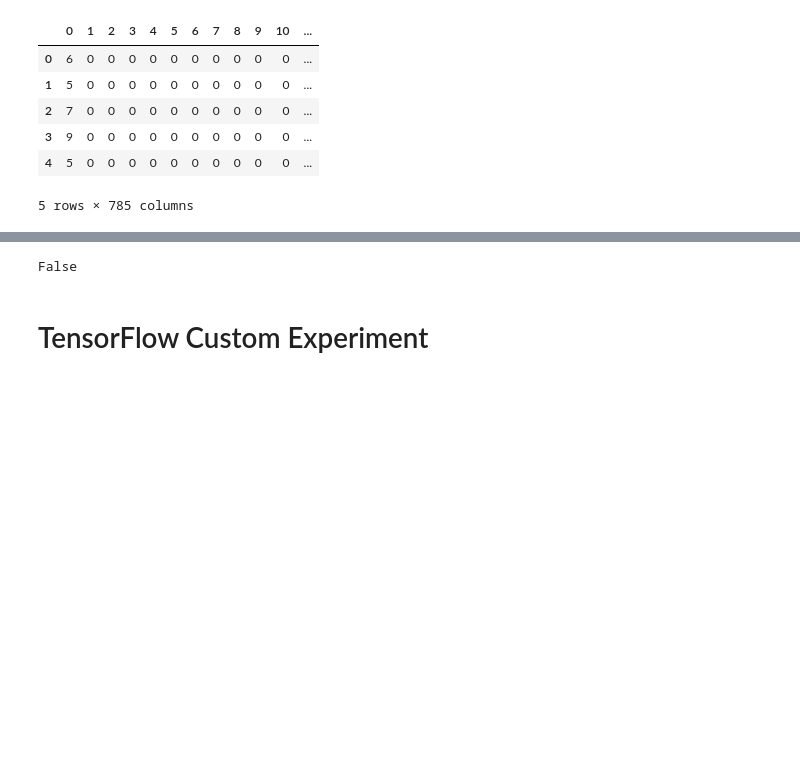
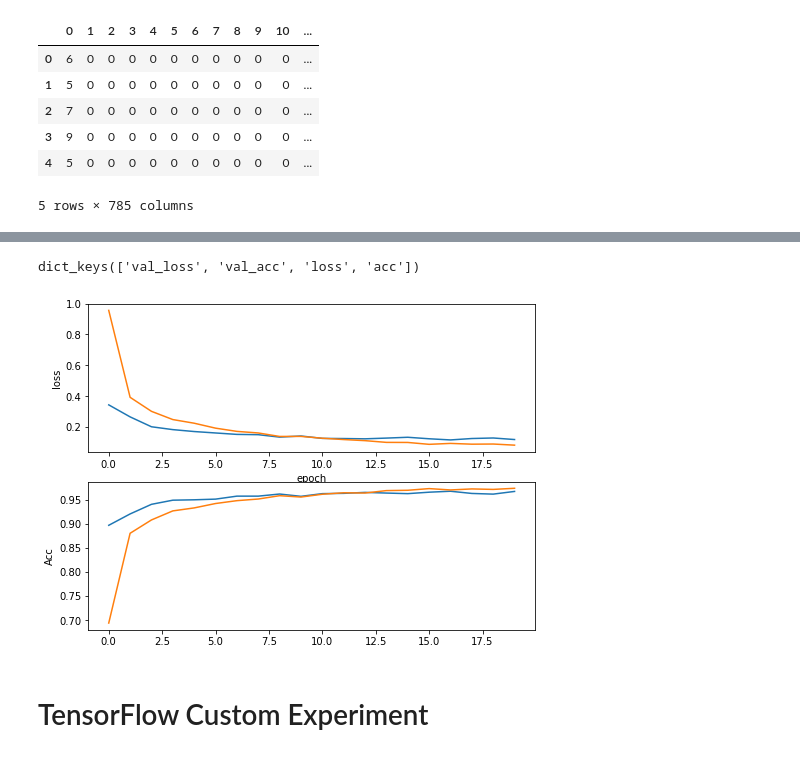
Before and after one commit to pradee1/deep_learning, a Jupyter notebook: Multi_class_classification_Keras_tf(MNIST).ipynb, the cells around one changed output, grey strips where cells are left out. Saved outputs shown, nothing was run; the diff lists cells and outputs as text; code cells hidden in the pictures; blank space fills up the shorter version.

```diff
--- a/Multi_class_classification_Keras_tf(MNIST).ipynb
+++ b/Multi_class_classification_Keras_tf(MNIST).ipynb
@@ -54,3 +58,6 @@ Colocations handled automatically by placer.
+# %%
+my_model.compile(optimizer='adam',loss='categorical_crossentropy',
+                 metrics = ['accuracy'])
 # %%
 my_model.summary()
 # %% [output]
@@ -77,6 +82,7 @@ _________________________________________________________________
 x = np.array(mnist_dataframe.drop(0,axis=1))
 y = np.array(mnist_dataframe[[0]])
 y = to_categorical(y,num_classes=None,dtype='float32')
+num_epochs = 20
 # %%
-my_model.fit(x=x, y=y, batch_size=128, epochs=10,verbose=2, validation_split=0.2)
+my_model.fit(x=x, y=y, batch_size=128, epochs=num_epochs,verbose=2, validation_split=0.25)
 # %% [output]
@@ -100,8 +106,32 @@ Epoch 10/10
 <keras.callbacks.History at 0x...>
-# %%
-my_model.
-# %% [output]
-False
+# %%
+ my_model.history.history.keys()
+# %% [output]
+dict_keys(['val_loss', 'val_acc', 'loss', 'acc'])
+# %%
+val_loss_history = my_model.history.history['val_loss']
+tra_loss_history = my_model.history.history['loss']
+val_acc_history = my_model.history.history['val_acc']
+tra_acc_history = my_model.history.history['acc']
+# %%
+plt.figure(figsize=(8,6))
+plt.subplot(211)
+plt.plot(val_loss_history)
+plt.plot(tra_loss_history)
+
+plt.xlabel("epoch")
+plt.ylabel("loss")
+
+plt.subplot(212)
+plt.plot(val_acc_history)
+plt.plot(tra_acc_history)
+
+plt.ylabel("Acc")
+
+#plt.legend()
+plt.show()
+# %% [output]
+[figure, added]
 # %% [markdown]
 # TensorFlow Custom Experiment
 # %%
```
Also changed, not shown: parts of 19 cells of this notebook.
